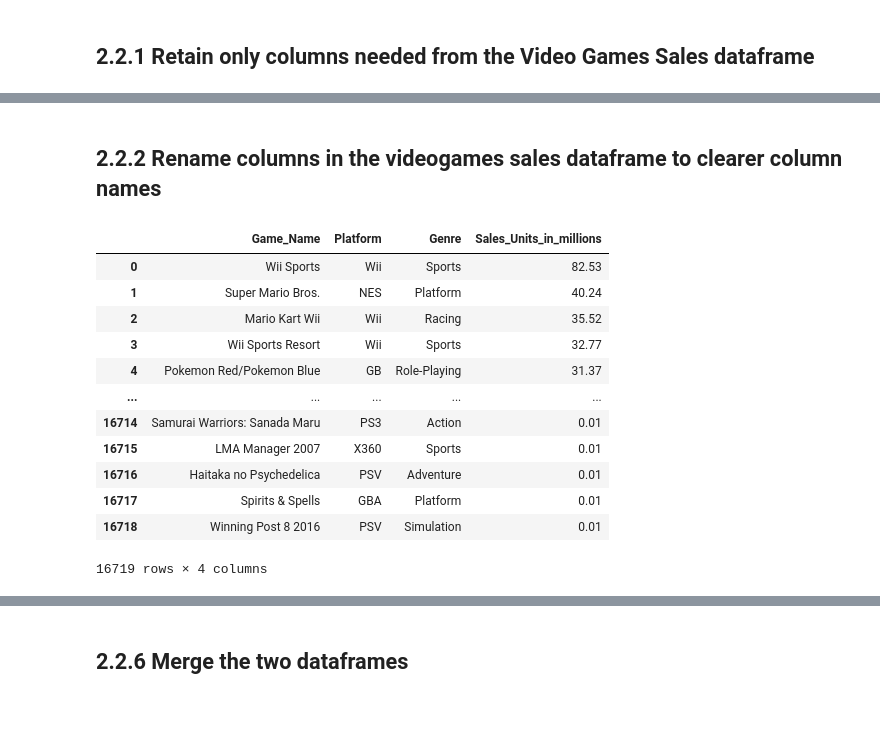
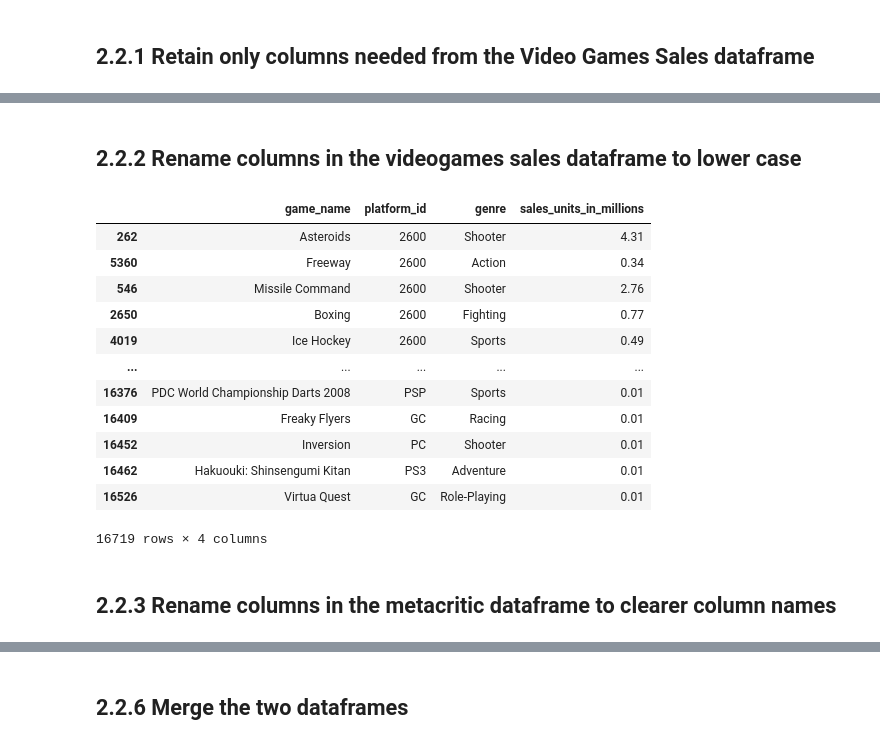
Before and after one commit to dalismo/api_call_of_duty_etl, a Jupyter notebook: AI_Extract_Transform_Load.ipynb, the cells around one changed output, grey strips where cells are left out. Drawn from its saved outputs; the diff is of its cells as text; code cells hidden in the pictures; blank space fills up the shorter version.

Commit message:
fixed lower cases of df columns in order to upload to postgres

```diff
--- a/AI_Extract_Transform_Load.ipynb
+++ b/AI_Extract_Transform_Load.ipynb
@@ -156,20 +157,25 @@ videogame_sales_df
 16719 rows × 4 columns
 # %% [markdown]
-## 2.2.2 Rename columns in the videogames sales dataframe to clearer column names
+## 2.2.2 Rename columns in the videogames sales dataframe to lower case
 # %%
-videogame_sales_df = videogame_sales_df.rename(columns = {'Global_Sales':'Sales_Units_in_millions', 'Name':'Game_Name'})
+videogame_sales_df = videogame_sales_df.rename(columns = {'Global_Sales':'sales_units_in_millions',\
+                                                          'Platform':'platform_id',\
+                                                          'Name':'game_name', \
+                                                          'Genre':'genre'})
 videogame_sales_df
 # %% [output]
-|  | Game_Name | Platform | Genre | Sales_Units_in_millions |
-| 0 | Wii Sports | Wii | Sports | 82.53 |
-| 1 | Super Mario Bros. | NES | Platform | 40.24 |
-| 2 | Mario Kart Wii | Wii | Racing | 35.52 |
-| 3 | Wii Sports Resort | Wii | Sports | 32.77 |
-| 4 | Pokemon Red/Pokemon Blue | GB | Role-Playing | 31.37 |
+|  | game_name | platform_id | genre | sales_units_in_millions |
+| 262 | Asteroids | 2600 | Shooter | 4.31 |
+| 5360 | Freeway | 2600 | Action | 0.34 |
+| 546 | Missile Command | 2600 | Shooter | 2.76 |
+| 2650 | Boxing | 2600 | Fighting | 0.77 |
+| 4019 | Ice Hockey | 2600 | Sports | 0.49 |
 | ... | ... | ... | ... | ... |
-| 16714 | Samurai Warriors: Sanada Maru | PS3 | Action | 0.01 |
-| 16715 | LMA Manager 2007 | X360 | Sports | 0.01 |
-| 16716 | Haitaka no Psychedelica | PSV | Adventure | 0.01 |
-| 16717 | Spirits & Spells | GBA | Platform | 0.01 |
-| 16718 | Winning Post 8 2016 | PSV | Simulation | 0.01 |
+| 16376 | PDC World Championship Darts 2008 | PSP | Sports | 0.01 |
+| 16409 | Freaky Flyers | GC | Racing | 0.01 |
+| 16452 | Inversion | PC | Shooter | 0.01 |
+| 16462 | Hakuouki: Shinsengumi Kitan | PS3 | Adventure | 0.01 |
+| 16526 | Virtua Quest | GC | Role-Playing | 0.01 |
 16719 rows × 4 columns
+# %% [markdown]
+## 2.2.3 Rename columns in the metacritic dataframe to clearer column names
```
Also changed, not shown: parts of 39 cells of this notebook, 3 other files.
